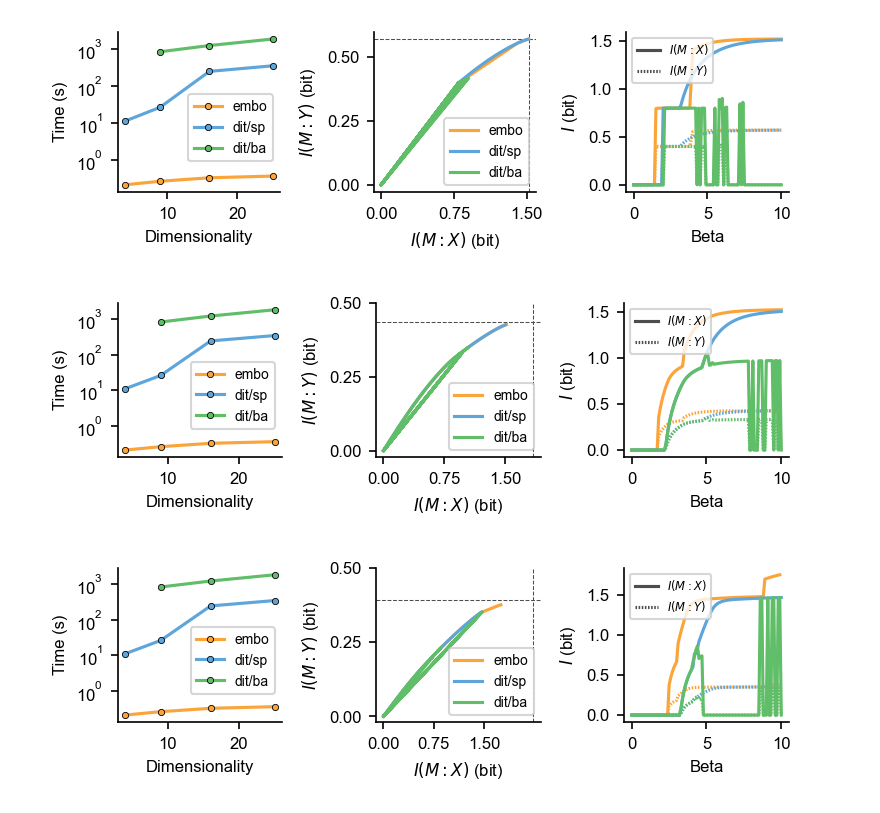
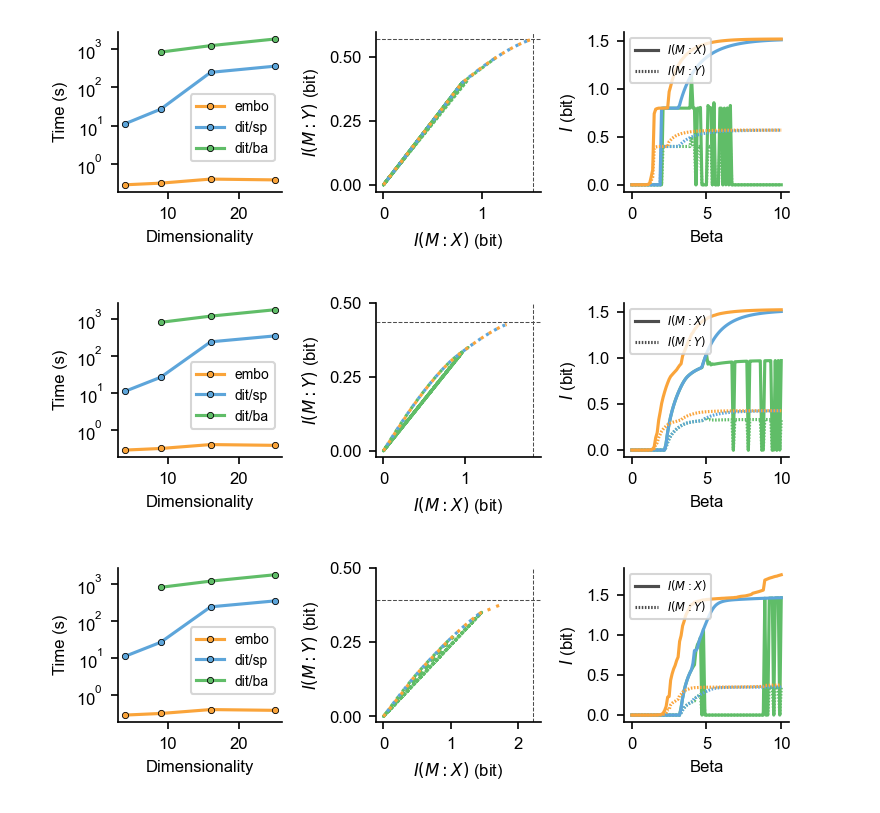
Before and after one commit to epiasini/embo-github-mirror, a Jupyter notebook: embo/examples/Compare-embo-dit.ipynb, the cells around one changed output. Drawn from its saved outputs; the diff is of its cells as text; code cells hidden in the pictures.

```diff
--- a/embo/examples/Compare-embo-dit.ipynb
+++ b/embo/examples/Compare-embo-dit.ipynb
@@ -67,7 +79,7 @@ results = {
 # %%
 # Run bottleneck with Embo
 for k, d in enumerate(dist['embo']):
-    t = %timeit -o -r1 eb = EmpiricalBottleneck(pxy=d, numbeta=numbeta, maxbeta=maxbeta, processes=1);\
+    t = %timeit -o -r1 -n1 eb = EmpiricalBottleneck(pxy=d, numbeta=numbeta, maxbeta=maxbeta, processes=1);\
     eb.get_empirical_bottleneck(return_entropies=True);\
     results['embo']['ix'].append(eb.i_x);\
     results['embo']['iy'].append(eb.i_y);\
@@ -88,7 +102,7 @@ for method in ['sp', 'ba']:
     print(f"===={tool}====")
     for k, d in enumerate(dist['dit']):
         try:
-            t = %timeit -o -r1 ib = IBCurve(d, method=method, beta_num=numbeta, beta_max=maxbeta);\
+            t = %timeit -o -r1 -n1 ib = IBCurve(d, method=method, beta_num=numbeta, beta_max=maxbeta);\
             results[tool]['ix'].append(ib.complexities);\
             results[tool]['iy'].append(ib.relevances);\
             results[tool]['beta'].append(ib.betas);\
@@ -119,3 +132,0 @@ Dit crashed with ba method for distribution n.0
-# %%
-with open('embo_vs_dit_results.pickle', 'wb') as f:
-    pickle.dump(results, f)
@@ -128,9 +141,9 @@ for tool in tool_names:
     ax.semilogy(dimensionality, time, label=tool, marker='.', color=colors[tool])
 ax.set_xlabel('Dimensionality')
 ax.set_ylabel('Time (s)')
-ax.set_yticks([1, 10, 100, 1000])
+ax.set_yticks([0.1, 1, 10, 100, 1000])
 ax.tick_params(axis='y', which='minor', left=True)
 ax.legend()
 plt.show()
-fig.savefig('embo_vs_dit_timing.png')
+fig.savefig(f'embo_vs_dit_timing.png')
 # %% [output]
@@ -138,4 +155,10 @@ fig.savefig('embo_vs_dit_timing.png')
 # %%
+linestyles = {
+    'embo' : (0, (1,2)),
+    'dit/sp' : (1, (1,2)),
+    'dit/ba' : (2, (1,2))
+}
+
 for dist_number in [1,2,3]:
 
     fig, ax = plt.subplots(nrows=1,ncols=3, figsize=np.array((2,1))*plt.rcParams['figure.figsize'], constrained_layout=True)
@@ -145,50 +168,49 @@ for dist_number in [1,2,3]:
     dist_offset = {'embo' : 0, 'dit/sp' : 0, 'dit/ba' : -(n_dists_per_setting-1)}
 
 
-    for tool in tool_names:
+    for tool in ['dit/ba', 'dit/sp', 'embo']:
         dist_n = dist_n_absolute + dist_offset[tool]
         res = results[tool]
         color = colors[tool]
+        linestyle = linestyles[tool]
         a = ax[1]
-        a.plot(res['ix'][dist_n], res['iy'][dist_n], label=tool, color=color)
-        a.legend(loc='lower right', fontsize='small')
+        a.plot(res['ix'][dist_n], res['iy'][dist_n], label=tool, color=color, linestyle=linestyle)
         a.set_ylabel("$I(M:Y)$ (bit)")
         a.set_xlabel("$I(M:X)$ (bit)")
         if tool=='embo':
             a.axhline(res['ixy'][dist_n], linestyle='--', linewidth=0.5, color=palette[0], zorder=-5)
             a.axvline(res['hx'][dist_n], linestyle='--', linewidth=0.5, color=palette[0], zorder=-5)
-        a.set_xticks([0, 0.75, 1.5])
         a.set_yticks([0., 0.25, 0.5])
 
         a = ax[2]
         a.plot(res['beta'][dist_n], res['ix'][dist_n], label=tool, color=color)
         a.set_ylabel("$I$ (bit)")
         a.set_xlabel("Beta")
 
         a = ax[2]
         a.plot(res['beta'][dist_n], res['iy'][dist_n], label=tool, color=color, linestyle=(0,(0.5,0.5)))
         a.set_xlabel("Beta")
 
     custom_lines = [
         Line2D([0], [0], color=palette[0], linestyle="-"),
         Line2D([0], [0], color=palette[0], linestyle=(0,(0.5,0.5)))
     ]
     ax[2].legend(custom_lines, ["$I(M:X)$", "$I(M:Y)$"], fontsize='x-small', ncol=1, loc='upper left')
 
     a = ax[0]
     for tool in tool_names:
         res = results[tool]
         time = np.array([t if t is np.NaN else t.average for t in res['time']])
         dimensionality = np.array(res['dimensionality'])
         a.semilogy(dimensionality, time, label=tool, marker='.', color=colors[tool])
     a.set_xlabel('Dimensionality')
     a.set_ylabel('Time (s)')
     a.set_yticks([1, 10, 100, 1000])
     a.legend(loc='center right', bbox_to_anchor=(1, 0.4), fontsize='small')
     plt.show()
 
     fig.savefig(f'embo_vs_dit_dist{dist_number}.png')
 # %% [output]
-[figure, old version]
+[figure, new version]
-[figure, old version]
+[figure, new version]
-[figure, old version]
+[figure, new version]
```
Also changed, not shown: parts of 14 cells of this notebook.
